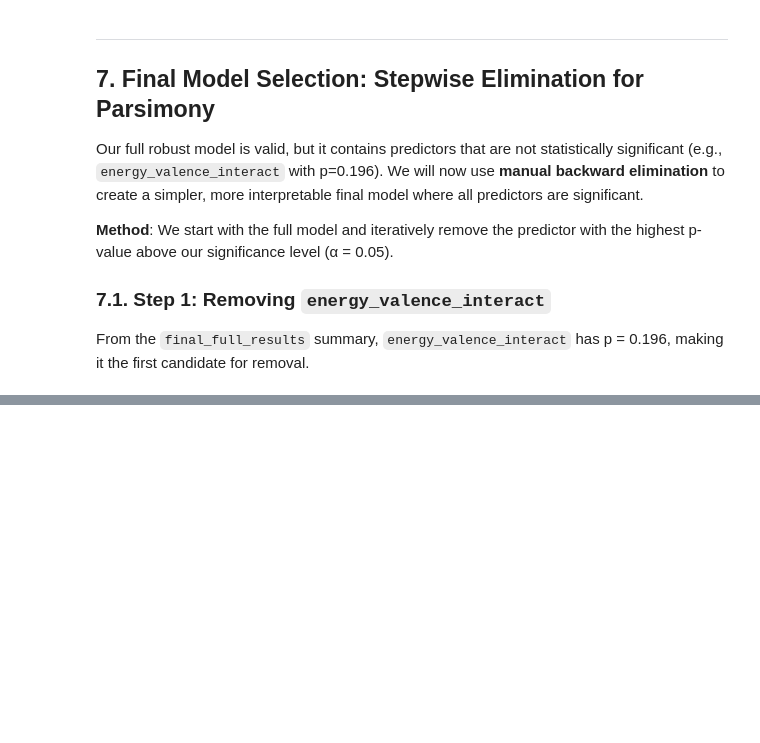
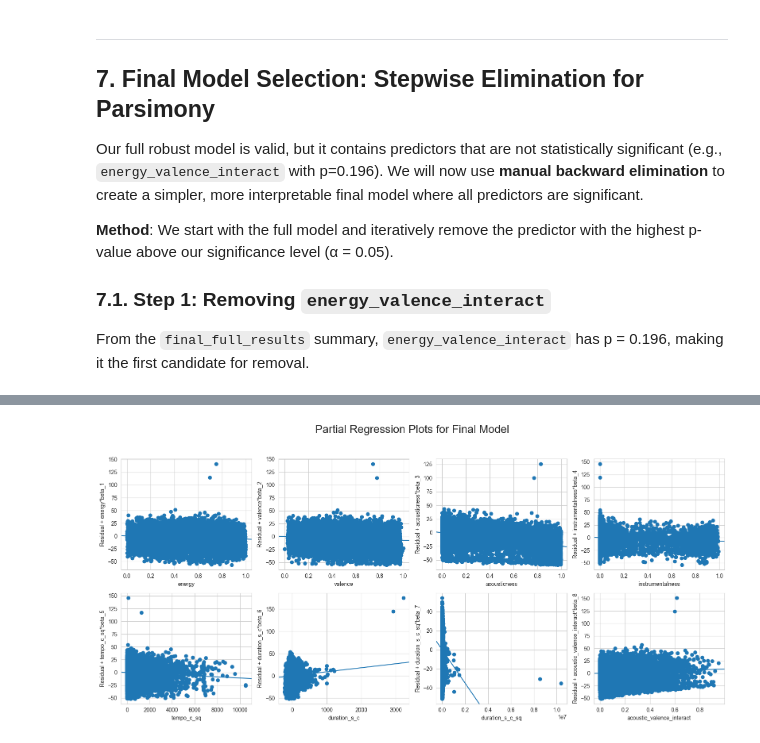
Before and after one commit to Saranath07/ma5013-applied-regression-analysis-project, a Jupyter notebook: main.ipynb, the cells around one changed output, grey strips where cells are left out. Drawn from its saved outputs; the diff is of its cells as text; code cells hidden in the pictures; blank space fills up the shorter version.

```diff
--- a/main.ipynb
+++ b/main.ipynb
@@ -621,15 +662,15 @@ From the `final_full_results` summary, `energy_valence_interact` has p = 0.196,
 # %%
 if 'X_final_full' in locals():
     # Define the predictor set by removing the insignificant interaction term
-    predictors_step1 = [col for col in X_final_full.columns if col not in ['const', 'energy_valence_interact']]
-    X_step1 = sm.add_constant(df_regr[predictors_step1])
+    predictors_parsimonious_1 = [col for col in X_final_full.columns if col not in ['const', 'energy_valence_interact']]
+    X_parsimonious_1 = sm.add_constant(df_regr[predictors_parsimonious_1])
 
     # Fit the parsimonious RLM model
-    rlm_step1 = sm.RLM(y, X_step1, M=sm.robust.norms.HuberT())
-    results_step1 = rlm_step1.fit()
+    rlm_parsimonious_1 = sm.RLM(y, X_parsimonious_1, M=sm.robust.norms.HuberT())
+    parsimonious_results_1 = rlm_parsimonious_1.fit()
 
     print("\n--- Parsimonious Model (Step 1) ---")
-    print(results_step1.summary())
+    print(parsimonious_results_1.summary())
 # %% [output]
 --- Parsimonious Model (Step 1) ---
                     Robust linear Model Regression Results
@@ -650,0 +695,12 @@ If the model instance has been used for another fit with different fit parameter
+# %%
+if 'X_parsimonious_1' in locals():
+    # Define the final predictor set by also removing 'tempo_c'
+    predictors_final = [col for col in X_parsimonious_1.columns if col not in ['const', 'tempo_c']]
+    X_final = sm.add_constant(df_regr[predictors_final])
+
+    # Fit the FINAL PARSIMONIOUS RLM model
+    rlm_final = sm.RLM(y, X_final, M=sm.robust.norms.HuberT())
+    final_model = rlm_final.fit()
+
+    print("\n--- FINAL PARSIMONIOUS MODEL (After All Steps) ---")
+    print(final_model.summary())
@@ -650,0 +733,15 @@ If the model instance has been used for another fit with different fit parameter
+# %%
+# --- COPY AND RUN THIS ENTIRE BLOCK ---
+
+if 'final_model' in locals():
+    # Create a figure with a wide aspect ratio suitable for a 2x4 grid
+    fig = plt.figure(figsize=(16, 8))
+
+    # Use sm.graphics.plot_ccpr_grid AND explicitly add the grid=(2, 4) parameter
+    sm.graphics.plot_ccpr_grid(final_model, fig=fig, grid=(2, 4))
+
+    fig.suptitle("Partial Regression Plots for Final Model", fontsize=20)
+    plt.tight_layout(rect=[0, 0.03, 1, 0.95]) # Adjust layout to make room for suptitle
+    plt.show()
+# %% [output]
+[figure, added]
```
Also changed, not shown: parts of 18 cells of this notebook, 31 other files.
